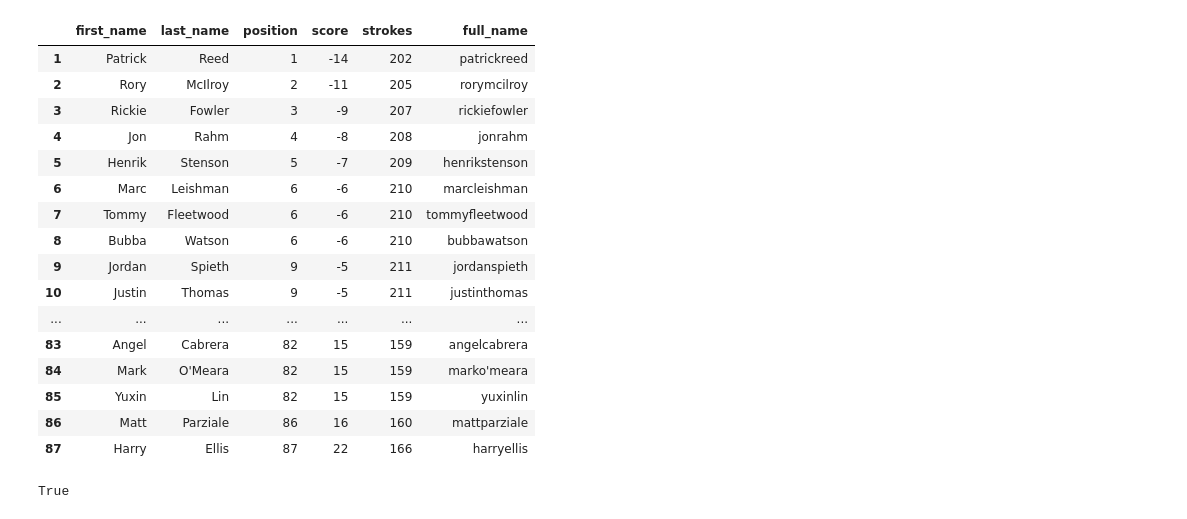
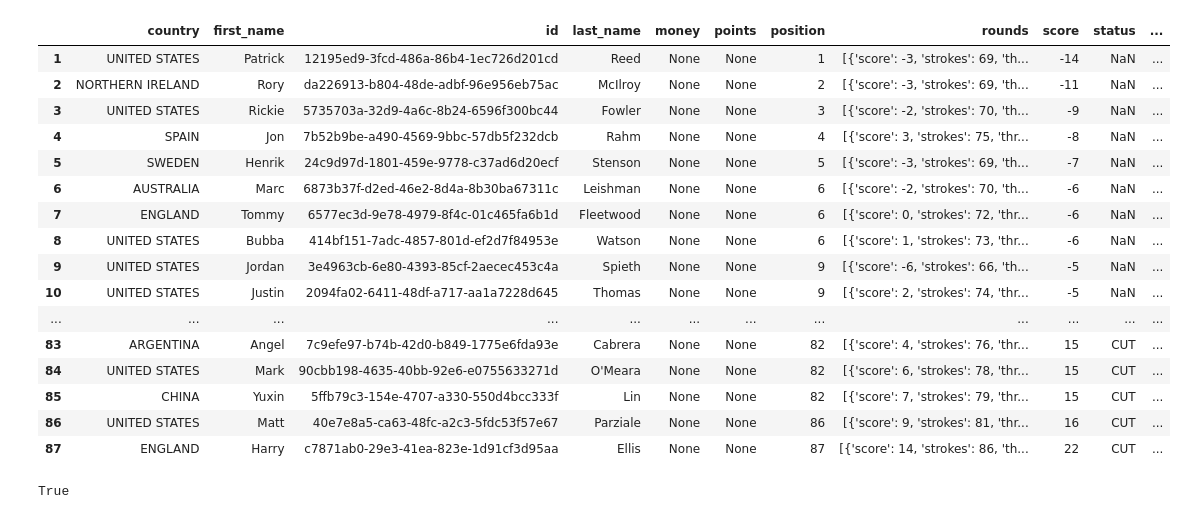
Before and after one commit to shewbaka/masters, a Jupyter notebook: masters.ipynb, the cells around one changed output. Cells and saved outputs as stored; diff of their text form; code cells hidden in the pictures.

```diff
--- a/masters.ipynb
+++ b/masters.ipynb
@@ -25,31 +25,31 @@ missed_cut = ["Sandy Lyle", "Charl Schwartzel", "Jose Maria Olazabal", "Jason Du
 missed_cut_players = [p.lower().replace(" ", "") for p in missed_cut]
 # sorted(missed_cut_players)
 # %%
-cols = ["first_name", "last_name", "position", "score", "strokes", "full_name"]
+cols = ["first_name", "last_name", "position", "score", "strokes", "full_name", "rounds"]
 lb_df = pd.DataFrame(json.loads(d)['leaderboard'])
 lb_df["full_name"] = lb_df["first_name"].str.lower().str.replace(" ", "") + lb_df["last_name"].str.lower().str.replace(" ", "")
 lb_df[cols]
 lb_df.index += 1
 lb_df.to_csv("leaderboard.csv", columns=cols)
-lb_df[cols]
+lb_df
 # %% [output]
-|  | first_name | last_name | position | score | strokes | full_name |
-| 1 | Patrick | Reed | 1 | -14 | 202 | patrickreed |
-| 2 | Rory | McIlroy | 2 | -11 | 205 | rorymcilroy |
-| 3 | Rickie | Fowler | 3 | -9 | 207 | rickiefowler |
-| 4 | Jon | Rahm | 4 | -8 | 208 | jonrahm |
-| 5 | Henrik | Stenson | 5 | -7 | 209 | henrikstenson |
-| 6 | Marc | Leishman | 6 | -6 | 210 | marcleishman |
-| 7 | Tommy | Fleetwood | 6 | -6 | 210 | tommyfleetwood |
-| 8 | Bubba | Watson | 6 | -6 | 210 | bubbawatson |
-| 9 | Jordan | Spieth | 9 | -5 | 211 | jordanspieth |
-| 10 | Justin | Thomas | 9 | -5 | 211 | justinthomas |
-| ... | ... | ... | ... | ... | ... | ... |
-| 83 | Angel | Cabrera | 82 | 15 | 159 | angelcabrera |
-| 84 | Mark | O'Meara | 82 | 15 | 159 | marko'meara |
-| 85 | Yuxin | Lin | 82 | 15 | 159 | yuxinlin |
-| 86 | Matt | Parziale | 86 | 16 | 160 | mattparziale |
-| 87 | Harry | Ellis | 87 | 22 | 166 | harryellis |
+|  | country | first_name | id | last_name | money | points | position | rounds | score | status | ... |
+| 1 | UNITED STATES | Patrick | 12195ed9-3fcd-486a-86b4-1ec726d201cd | Reed | None | None | 1 | [{'score': -3, 'strokes': 69, 'th... | -14 | NaN | ... |
+| 2 | NORTHERN IRELAND | Rory | da226913-b804-48de-adbf-96e956eb75ac | McIlroy | None | None | 2 | [{'score': -3, 'strokes': 69, 'th... | -11 | NaN | ... |
+| 3 | UNITED STATES | Rickie | 5735703a-32d9-4a6c-8b24-6596f300bc44 | Fowler | None | None | 3 | [{'score': -2, 'strokes': 70, 'th... | -9 | NaN | ... |
+| 4 | SPAIN | Jon | 7b52b9be-a490-4569-9bbc-57db5f232dcb | Rahm | None | None | 4 | [{'score': 3, 'strokes': 75, 'thr... | -8 | NaN | ... |
+| 5 | SWEDEN | Henrik | 24c9d97d-1801-459e-9778-c37ad6d20ecf | Stenson | None | None | 5 | [{'score': -3, 'strokes': 69, 'th... | -7 | NaN | ... |
+| 6 | AUSTRALIA | Marc | 6873b37f-d2ed-46e2-8d4a-8b30ba67311c | Leishman | None | None | 6 | [{'score': -2, 'strokes': 70, 'th... | -6 | NaN | ... |
+| 7 | ENGLAND | Tommy | 6577ec3d-9e78-4979-8f4c-01c465fa6b1d | Fleetwood | None | None | 6 | [{'score': 0, 'strokes': 72, 'thr... | -6 | NaN | ... |
+| 8 | UNITED STATES | Bubba | 414bf151-7adc-4857-801d-ef2d7f84953e | Watson | None | None | 6 | [{'score': 1, 'strokes': 73, 'thr... | -6 | NaN | ... |
+| 9 | UNITED STATES | Jordan | 3e4963cb-6e80-4393-85cf-2aecec453c4a | Spieth | None | None | 9 | [{'score': -6, 'strokes': 66, 'th... | -5 | NaN | ... |
+| 10 | UNITED STATES | Justin | 2094fa02-6411-48df-a717-aa1a7228d645 | Thomas | None | None | 9 | [{'score': 2, 'strokes': 74, 'thr... | -5 | NaN | ... |
+| ... | ... | ... | ... | ... | ... | ... | ... | ... | ... | ... | ... |
+| 83 | ARGENTINA | Angel | 7c9efe97-b74b-42d0-b849-1775e6fda93e | Cabrera | None | None | 82 | [{'score': 4, 'strokes': 76, 'thr... | 15 | CUT | ... |
+| 84 | UNITED STATES | Mark | 90cbb198-4635-40bb-92e6-e0755633271d | O'Meara | None | None | 82 | [{'score': 6, 'strokes': 78, 'thr... | 15 | CUT | ... |
+| 85 | CHINA | Yuxin | 5ffb79c3-154e-4707-a330-550d4bcc333f | Lin | None | None | 82 | [{'score': 7, 'strokes': 79, 'thr... | 15 | CUT | ... |
+| 86 | UNITED STATES | Matt | 40e7e8a5-ca63-48fc-a2c3-5fdc53f57e67 | Parziale | None | None | 86 | [{'score': 9, 'strokes': 81, 'thr... | 16 | CUT | ... |
+| 87 | ENGLAND | Harry | c7871ab0-29e3-41ea-823e-1d91cf3d95aa | Ellis | None | None | 87 | [{'score': 14, 'strokes': 86, 'th... | 22 | CUT | ... |
 # %%
 sorted(list(lb_df[lb_df["status"] == 'CUT'].full_name)) == sorted(missed_cut_players)
 # %% [output]
```
Also changed, not shown: parts of 1 cell of this notebook, 2 other files.
